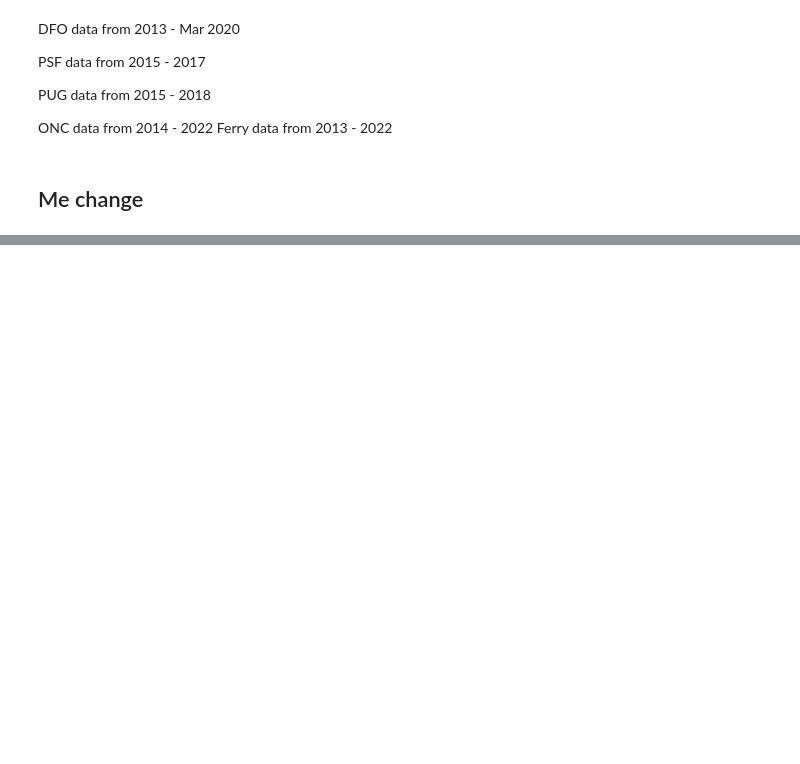
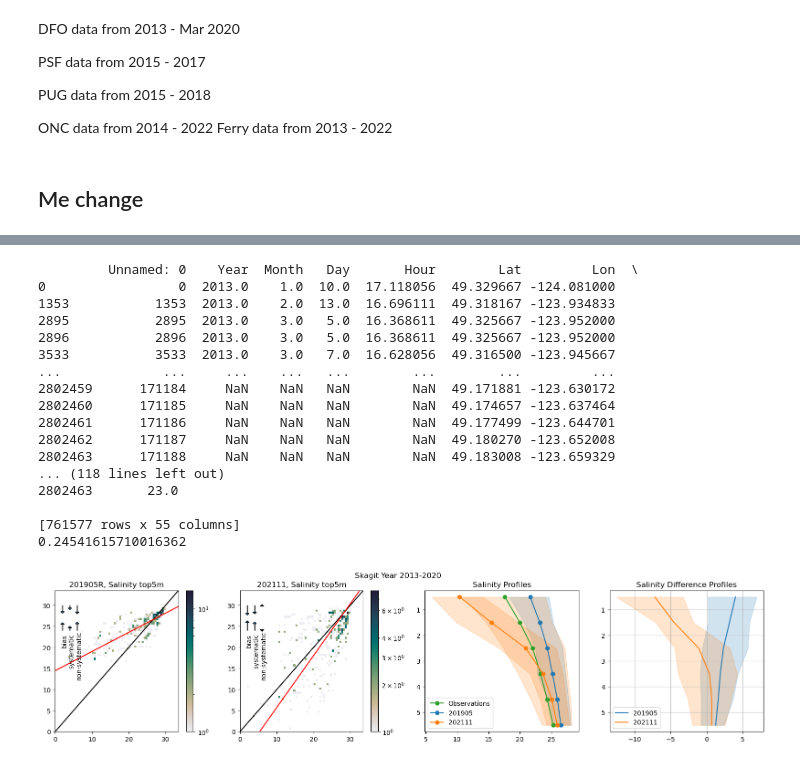
Before and after one commit to SalishSeaCast/analysis-cassidy, a Jupyter notebook: notebooks/model_obs_eval/salinity_compare_river_plumes.ipynb, the cells around one changed output, grey strips where cells are left out. Cells and saved outputs as stored; diff of their text form; code cells hidden in the pictures; blank space fills up the shorter version.

```diff
--- a/notebooks/model_obs_eval/salinity_compare_river_plumes.ipynb
+++ b/notebooks/model_obs_eval/salinity_compare_river_plumes.ipynb
@@ -541,0 +657,23 @@ IndexError: index 0 is out of bounds for axis 0 with size 0
+# %%
+stats_and_plot([2013, 2014, 2015, 2016, 2017, 2018, 2019, 2020], [2015, 2016, 2017], [2015, 2016, 2017, 2018], [2015, 2016, 2017, 2018, 2019, 2020],
+               [2015, 2016, 2017, 2018, 2019],
+               idepth, jdepth, Skagit, 'Skagit', 'top5m')
+# %% [output]
+         Unnamed: 0    Year  Month   Day       Hour        Lat         Lon  \
+0                 0  2013.0    1.0  10.0  17.118056  49.329667 -124.081000
+1353           1353  2013.0    2.0  13.0  16.696111  49.318167 -123.934833
+2895           2895  2013.0    3.0   5.0  16.368611  49.325667 -123.952000
+2896           2896  2013.0    3.0   5.0  16.368611  49.325667 -123.952000
+3533           3533  2013.0    3.0   7.0  16.628056  49.316500 -123.945667
+...             ...     ...    ...   ...        ...        ...         ...
+2802459      171184     NaN    NaN   NaN        NaN  49.171881 -123.630172
+2802460      171185     NaN    NaN   NaN        NaN  49.174657 -123.637464
+2802461      171186     NaN    NaN   NaN        NaN  49.177499 -123.644701
+2802462      171187     NaN    NaN   NaN        NaN  49.180270 -123.652008
+2802463      171188     NaN    NaN   NaN        NaN  49.183008 -123.659329
+... (118 lines left out)
+2802463       23.0
+
+[761577 rows x 55 columns]
+0.24541615710016362
+[figure, added]
```
Also changed, not shown: parts of 16 cells of this notebook.
